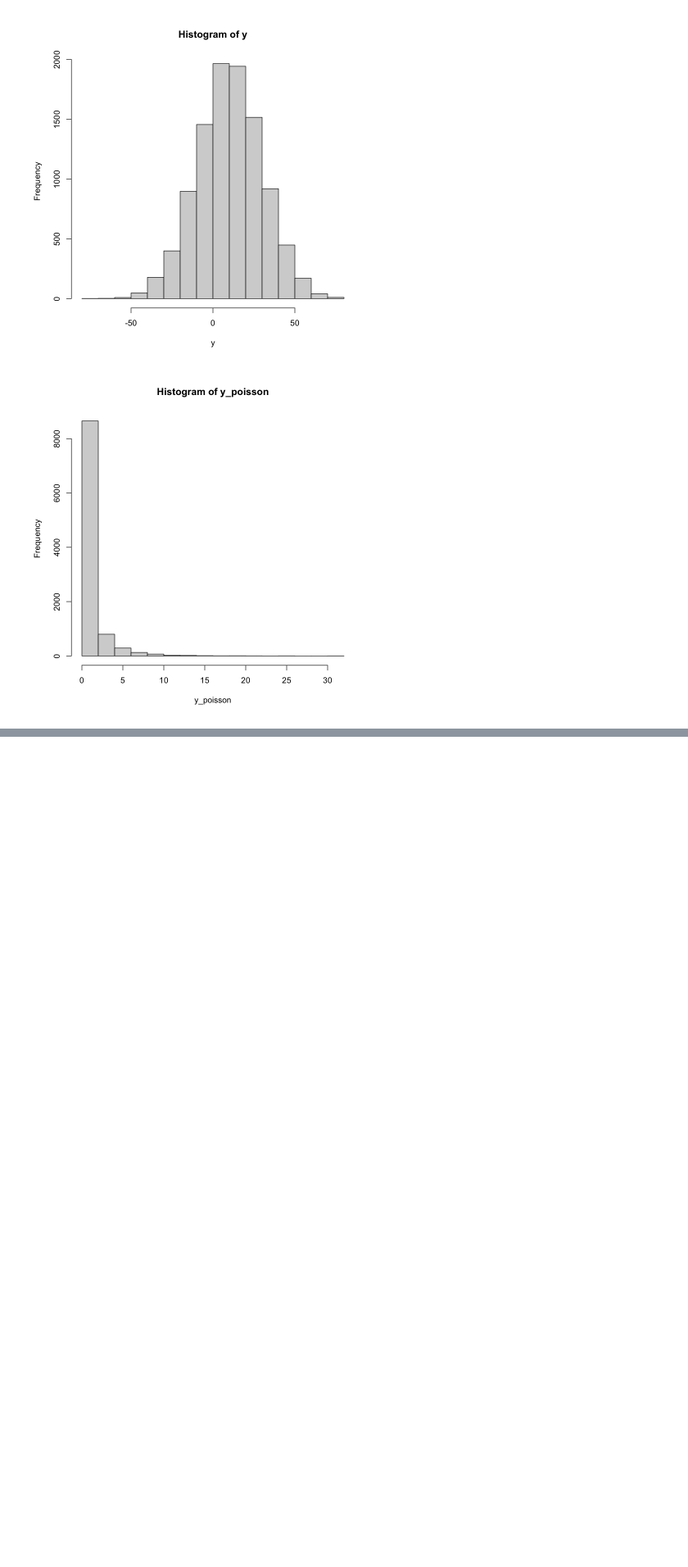
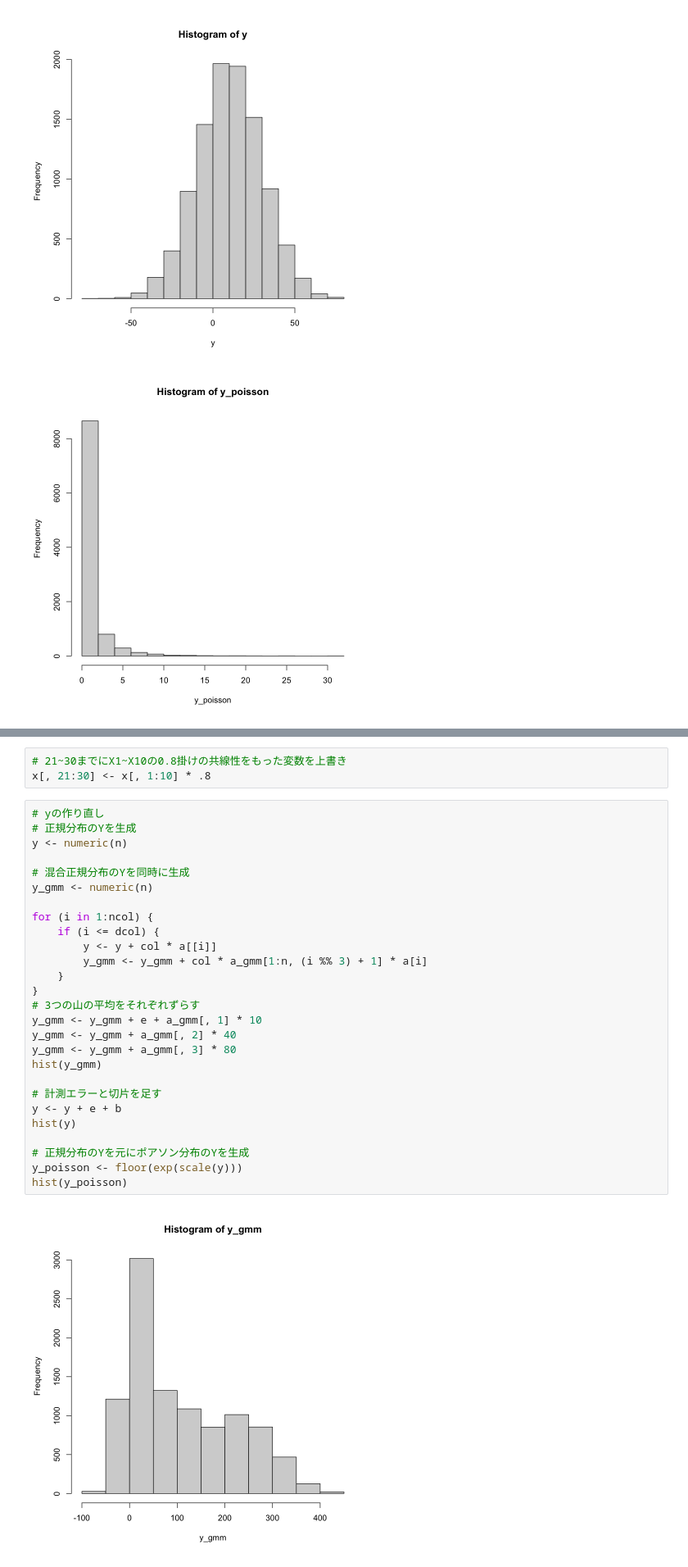
Before and after one commit to notfolder/R-datagen, a Jupyter notebook: R-datagen.ipynb, the cells around one changed output, grey strips where cells are left out. Shown at 82% size. Drawn from its saved outputs; the diff is of its cells as text; blank space fills up the shorter version.

```diff
--- a/R-datagen.ipynb
+++ b/R-datagen.ipynb
@@ -98,3 +98,35 @@ A data.frame: 10000 × 1003
 | 8.833305 | 0 | 88.4543313 | 0.81445262 | 0.368465736 | 0.044219021 | -1.0686490 | -0.1334925842 | -1.54160742 | 0.782685198 | ⋯ | 0.24622557 | ... |
 | 22.437833 | 1 | 191.8640590 | 2.25030253 | -1.325819642 | 0.404316339 | 1.0377876 | -0.1159950691 | -0.38067145 | 0.123909866 | ⋯ | 0.62624829 | ... |
 | -4.160496 | 0 | 5.8531158 | -0.13922552 | -0.843422547 | -0.519565949 | -0.2417643 | -0.6738509619 | 0.44711572 | 1.378915541 | ⋯ | -0.09754245 | ... |
+# %%
+# 21~30までにX1~X10の0.8掛けの共線性をもった変数を上書き
+x[, 21:30] <- x[, 1:10] * .8
+# %%
+# yの作り直し
+# 正規分布のYを生成
+y <- numeric(n)
+
+# 混合正規分布のYを同時に生成
+y_gmm <- numeric(n)
+
+for (i in 1:ncol) {
+    if (i <= dcol) {
+        y <- y + col * a[[i]]
+        y_gmm <- y_gmm + col * a_gmm[1:n, (i %% 3) + 1] * a[i]
+    }
+}
+# 3つの山の平均をそれぞれずらす
+y_gmm <- y_gmm + e + a_gmm[, 1] * 10
+y_gmm <- y_gmm + a_gmm[, 2] * 40
+y_gmm <- y_gmm + a_gmm[, 3] * 80
+hist(y_gmm)
+
+# 計測エラーと切片を足す
+y <- y + e + b
+hist(y)
+
+# 正規分布のYを元にポアソン分布のYを生成
+y_poisson <- floor(exp(scale(y)))
+hist(y_poisson)
+# %% [output]
+[figure, added]
```
Also changed, not shown: parts of 2 cells of this notebook, 3 other files.
